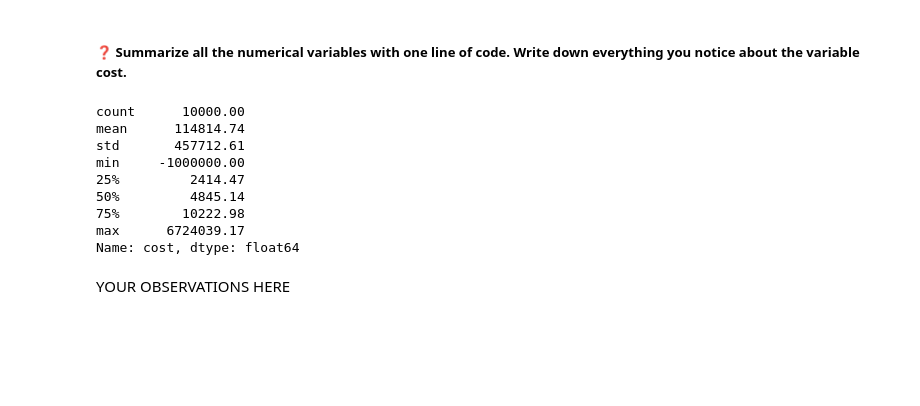
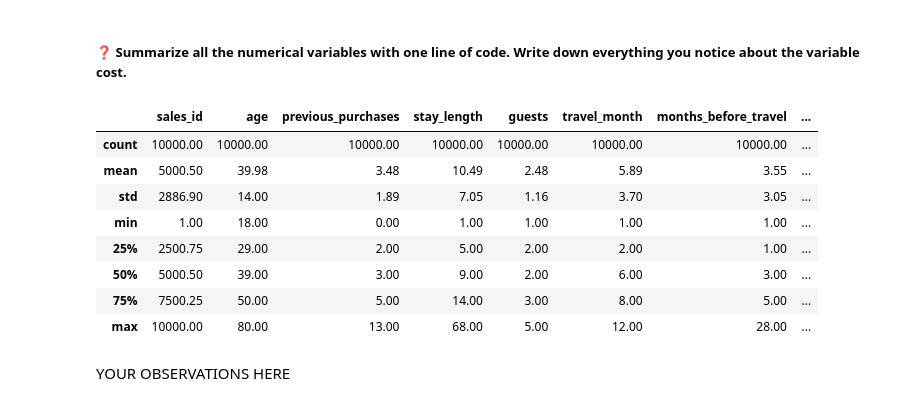
Before and after one commit to ManoahKinnaert/DAML, a Jupyter notebook: lab2/lab_2_exploring_data_pandas.ipynb, the cells around one changed output. Cells and saved outputs as stored; diff of their text form; code cells hidden in the pictures; blank space fills up the shorter version.

```diff
--- a/lab2/lab_2_exploring_data_pandas.ipynb
+++ b/lab2/lab_2_exploring_data_pandas.ipynb
@@ -123,18 +123,17 @@ travel_dataset_subset
 ##### ❓ Summarize all the numerical variables with one line of code. Write down everything you notice about the variable cost.
 # %%
 #YOUR CODE HERE
-numerical = ["sales_id", "age", "previous_purchases", "stay_length", "guests", "travel_month", "months_before_travel", "cost", "rating", "margin", "additional_services_cost"]
-travel_dataset[numerical]
+travel_dataset[["sales_id", "age", "previous_purchases", "stay_length", "guests", "travel_month", "months_before_travel", "cost", "rating", "margin", "additional_services_cost"]].describe()
 # %% [output]
-count      10000.00
-mean      114814.74
-std       457712.61
-min     -1000000.00
-25%         2414.47
-50%         4845.14
-75%        10222.98
-max      6724039.17
-Name: cost, dtype: float64
+|  | sales_id | age | previous_purchases | stay_length | guests | travel_month | months_before_travel | ... |
+| count | 10000.00 | 10000.00 | 10000.00 | 10000.00 | 10000.00 | 10000.00 | 10000.00 | ... |
+| mean | 5000.50 | 39.98 | 3.48 | 10.49 | 2.48 | 5.89 | 3.55 | ... |
+| std | 2886.90 | 14.00 | 1.89 | 7.05 | 1.16 | 3.70 | 3.05 | ... |
+| min | 1.00 | 18.00 | 0.00 | 1.00 | 1.00 | 1.00 | 1.00 | ... |
+| 25% | 2500.75 | 29.00 | 2.00 | 5.00 | 2.00 | 2.00 | 1.00 | ... |
+| 50% | 5000.50 | 39.00 | 3.00 | 9.00 | 2.00 | 6.00 | 3.00 | ... |
+| 75% | 7500.25 | 50.00 | 5.00 | 14.00 | 3.00 | 8.00 | 5.00 | ... |
+| max | 10000.00 | 80.00 | 13.00 | 68.00 | 5.00 | 12.00 | 28.00 | ... |
 # %% [markdown]
 YOUR OBSERVATIONS HERE
 # %%
```
